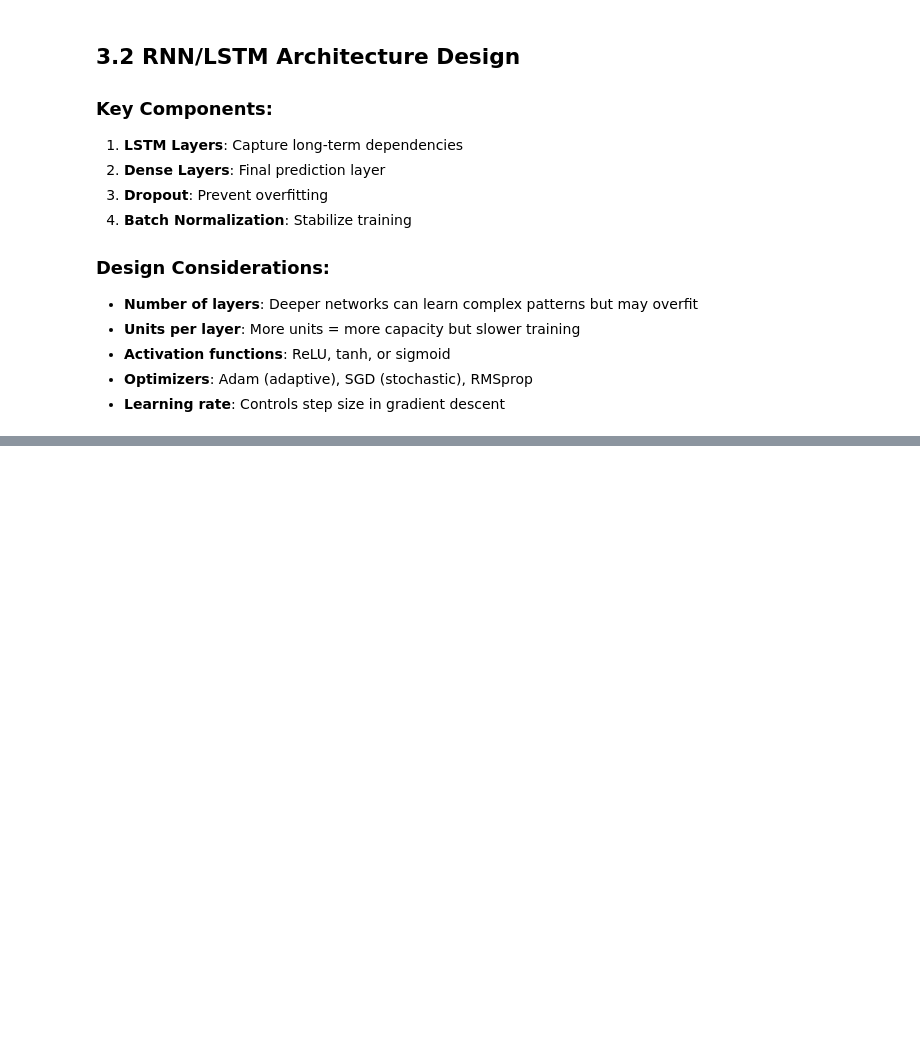
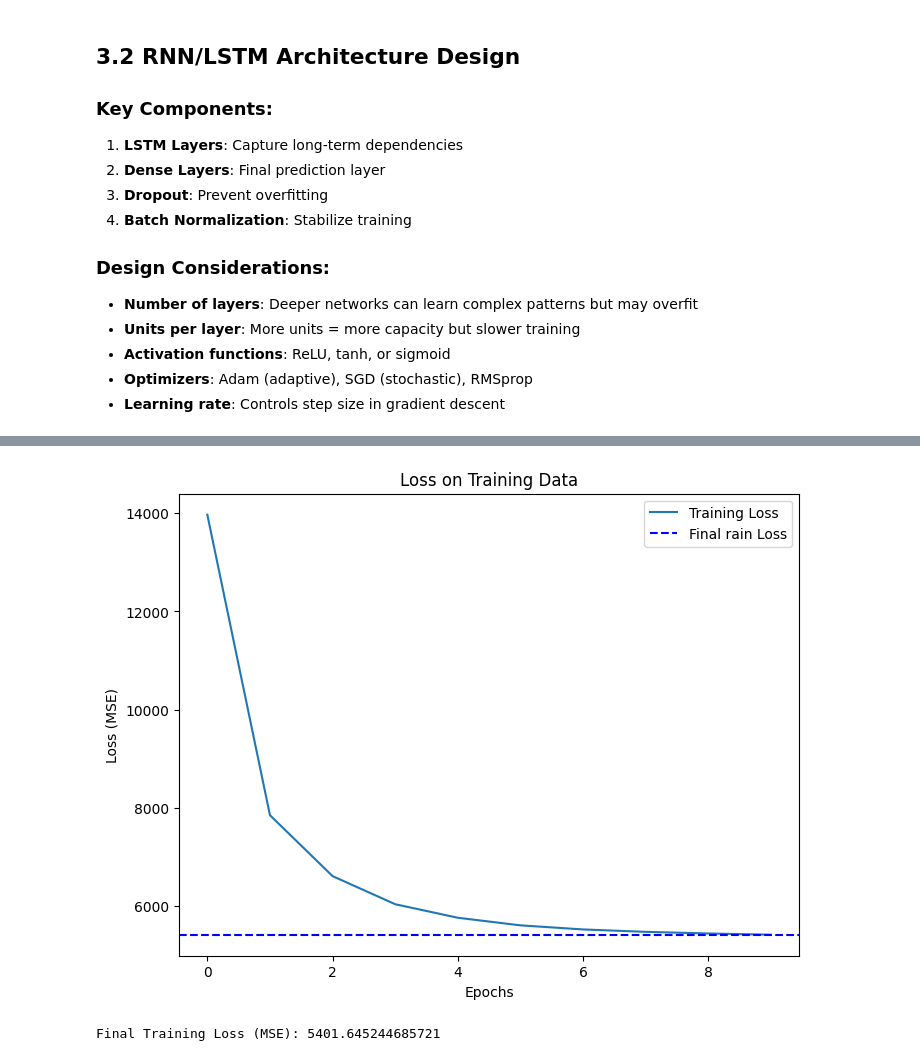
Before and after one commit to izerekerie/Time-series-forecasting-ml-techniques_I, a Jupyter notebook: air_quality_forecasting_starter_code.ipynb, the cells around one changed output, grey strips where cells are left out. Drawn from its saved outputs; the diff is of its cells as text; code cells hidden in the pictures; blank space fills up the shorter version.

```diff
--- a/air_quality_forecasting_starter_code.ipynb
+++ b/air_quality_forecasting_starter_code.ipynb
@@ -1331,0 +1704,5 @@ Predictions range: [7.38, 318.19]
+# %%
+# Reshape data for LSTM input
+# LSTM models require data in the shape (samples, timesteps, features).
+# Here, the data is reshaped to add a "timesteps" dimension.
+X_train = np.expand_dims(X_train, axis=1)
@@ -1331,0 +1713,16 @@ Predictions range: [7.38, 318.19]
+# %%
+# define model
+model = Sequential([
+    LSTM(32, activation='relu', input_shape=(X_train.shape[1], X_train.shape[2])),
+    Dense(1)
+])
+
+# Compile the model
+model.compile(
+    optimizer='adam',
+    loss='mse',
+    metrics=[lambda y, y_pred: tf.sqrt(tf.reduce_mean(tf.square(y - y_pred)))]  # RMSE metric
+)
+
+# Display the model architecture
+model.summary()
@@ -1331,0 +1741,8 @@ Predictions range: [7.38, 318.19]
+# %%
+# Train the model
+# You can adjust the number of epochs and batch size to improve performance.
+history = model.fit(
+    X_train, y_train,
+    epochs=10,
+    batch_size=32
+)
@@ -1331,0 +1770,17 @@ Predictions range: [7.38, 318.19]
+# %%
+# Calculate training loss
+train_predictions = model.predict(X_train)
+train_loss = np.mean((y_train - train_predictions.flatten())**2)
+
+# Plot training loss
+plt.figure(figsize=(8, 6))
+plt.plot(history.history['loss'], label='Training Loss')  # Training loss during epochs
+plt.axhline(y=train_loss, color='blue', linestyle='--', label='Final rain Loss')  # Final training loss
+plt.title('Loss on Training Data')
+plt.xlabel('Epochs')
+plt.ylabel('Loss (MSE)')
+plt.legend()
+plt.show()
+
+print(f"Final Training Loss (MSE): {train_loss}")
+# %% [output]
@@ -1331,0 +1788,2 @@ Predictions range: [7.38, 318.19]
+[figure, added]
+Final Training Loss (MSE): 5401.645244685721
```
Also changed, not shown: parts of 66 cells of this notebook, 20 other files.
